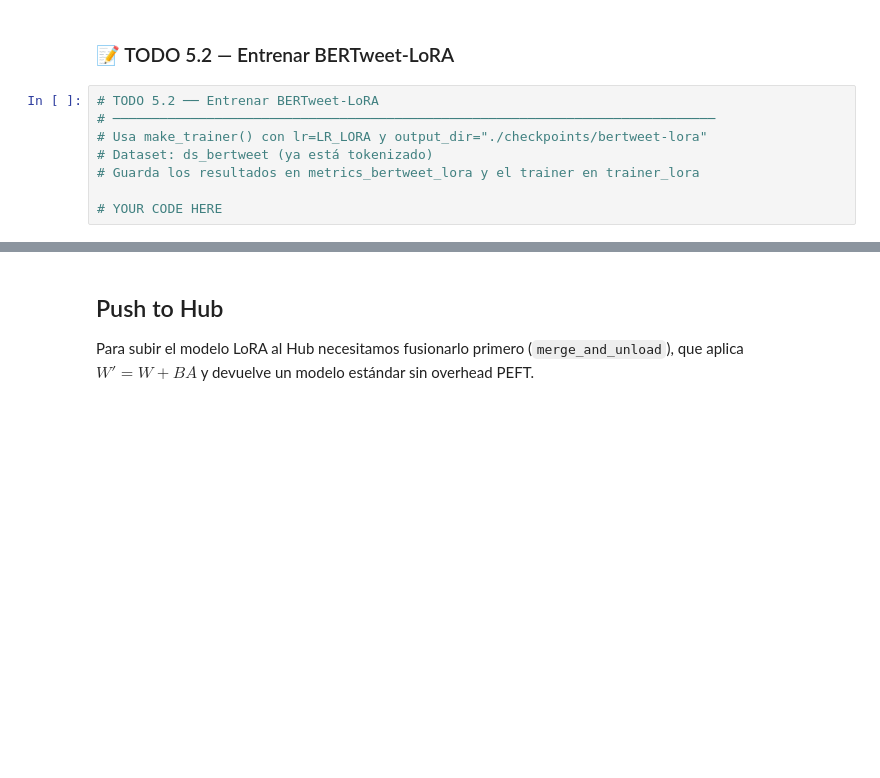
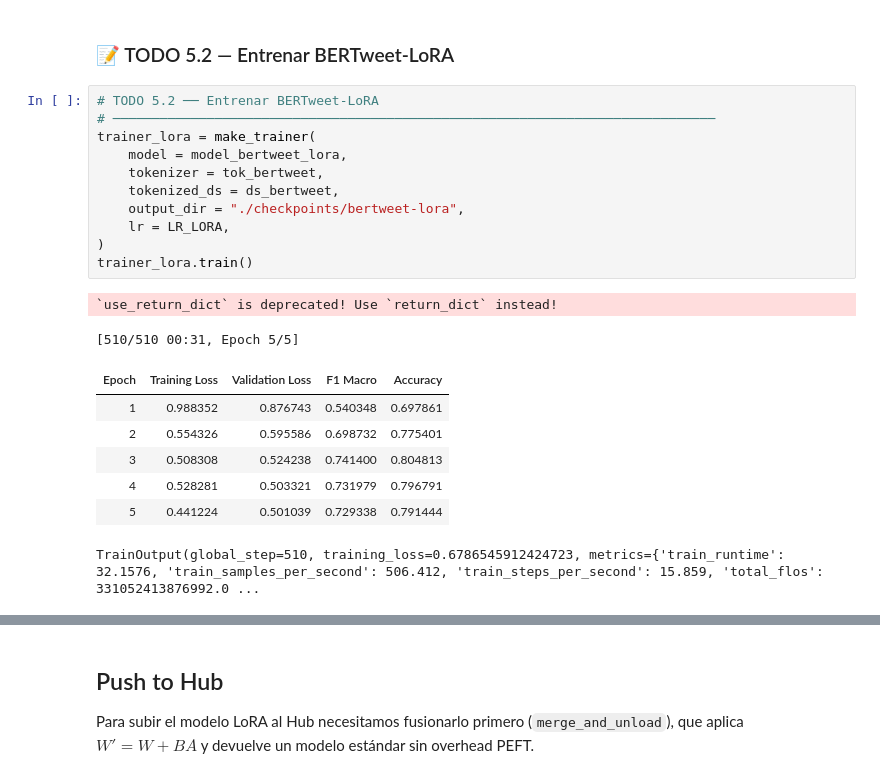
Before and after one commit to mjbernalv/deep-learning-mjbv-20261, a Jupyter notebook: Workshop 4 - NLP/tweeteval-part-5-lora.ipynb, the cells around one changed output, grey strips where cells are left out. Cells and saved outputs as stored; diff of their text form; blank space fills up the shorter version.

```diff
--- a/Workshop 4 - NLP/tweeteval-part-5-lora.ipynb
+++ b/Workshop 4 - NLP/tweeteval-part-5-lora.ipynb
@@ -67,10 +146,23 @@ for name, module in base_bt.named_modules():
 # %% [markdown]
 ### 📝 TODO 5.2 — Entrenar BERTweet-LoRA
-# %%
-# TODO 5.2 ── Entrenar BERTweet-LoRA
-# ─────────────────────────────────────────────────────────────────────────────
-# Usa make_trainer() con lr=LR_LORA y output_dir="./checkpoints/bertweet-lora"
-# Dataset: ds_bertweet (ya está tokenizado)
-# Guarda los resultados en metrics_bertweet_lora y el trainer en trainer_lora
-
-# YOUR CODE HERE
+# %%
+# TODO 5.2 ── Entrenar BERTweet-LoRA
+# ─────────────────────────────────────────────────────────────────────────────
+trainer_lora = make_trainer(
+    model = model_bertweet_lora,
+    tokenizer = tok_bertweet,
+    tokenized_ds = ds_bertweet,
+    output_dir = "./checkpoints/bertweet-lora",
+    lr = LR_LORA,
+)
+trainer_lora.train()
+# %% [output]
+`use_return_dict` is deprecated! Use `return_dict` instead!
+[510/510 00:31, Epoch 5/5]
+| Epoch | Training Loss | Validation Loss | F1 Macro | Accuracy |
+| 1 | 0.988352 | 0.876743 | 0.540348 | 0.697861 |
+| 2 | 0.554326 | 0.595586 | 0.698732 | 0.775401 |
+| 3 | 0.508308 | 0.524238 | 0.741400 | 0.804813 |
+| 4 | 0.528281 | 0.503321 | 0.731979 | 0.796791 |
+| 5 | 0.441224 | 0.501039 | 0.729338 | 0.791444 |
+TrainOutput(global_step=510, training_loss=0.6786545912424723, metrics={'train_runtime': 32.1576, 'train_samples_per_second': 506.412, 'train_steps_per_second': 15.859, 'total_flos': 331052413876992.0 ...
```
Also changed, not shown: parts of 10 cells of this notebook.
